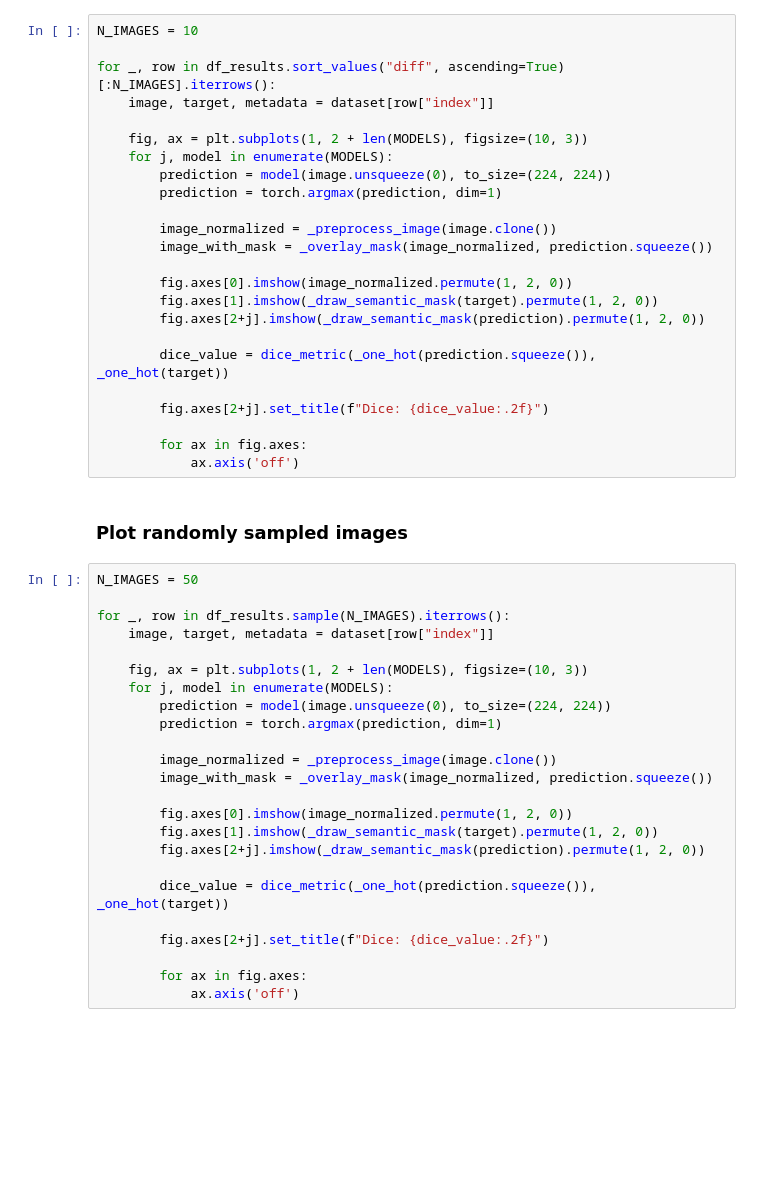
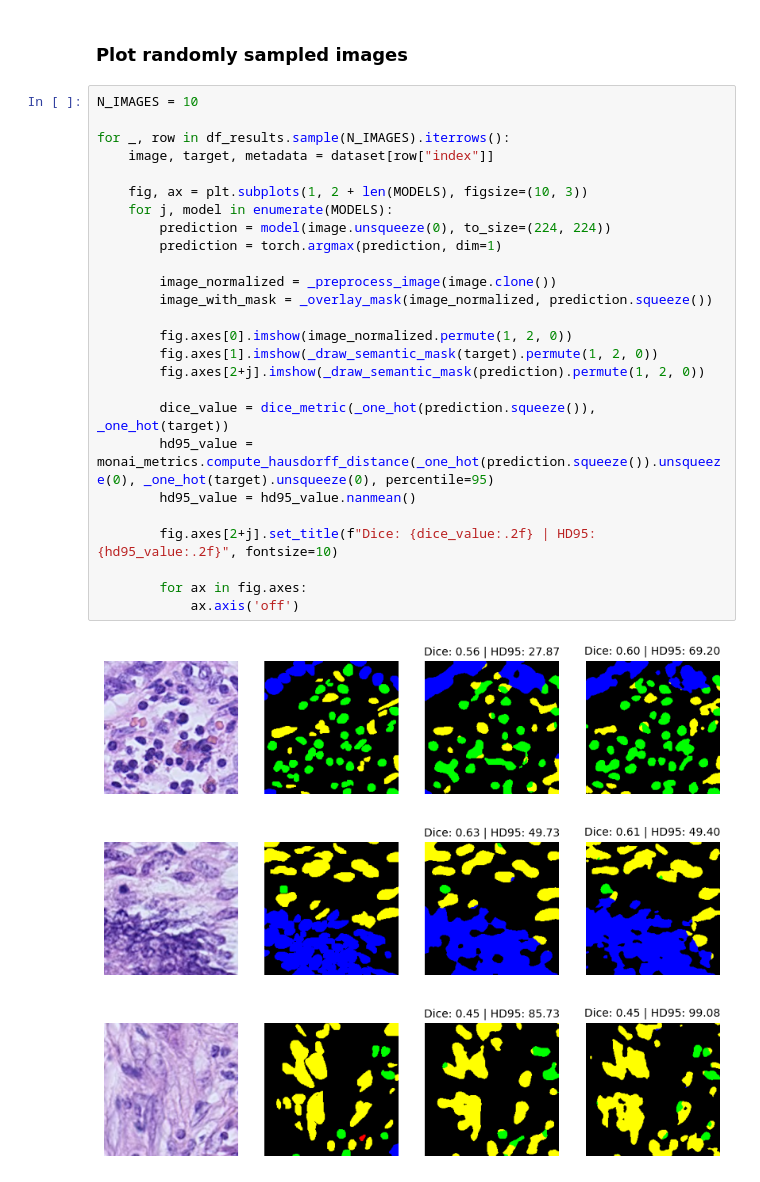
Before and after one commit to kaiko-ai/eva, a Jupyter notebook: scripts/notebooks/metrics_analysis.ipynb, the cells around one changed output. Cells and saved outputs as stored; diff of their text form; blank space fills up the shorter version.

```diff
--- a/scripts/notebooks/metrics_analysis.ipynb
+++ b/scripts/notebooks/metrics_analysis.ipynb
@@ -185,50 +265,32 @@ for _, row in df_results.sort_values("diff", ascending=False)[:N_IMAGES].iterrow
-# %%
-N_IMAGES = 10
-
-for _, row in df_results.sort_values("diff", ascending=True)[:N_IMAGES].iterrows():
-    image, target, metadata = dataset[row["index"]]
-
-    fig, ax = plt.subplots(1, 2 + len(MODELS), figsize=(10, 3))
-    for j, model in enumerate(MODELS):
-        prediction = model(image.unsqueeze(0), to_size=(224, 224))
-        prediction = torch.argmax(prediction, dim=1)
-
-        image_normalized = _preprocess_image(image.clone())
-        image_with_mask = _overlay_mask(image_normalized, prediction.squeeze())
-
-        fig.axes[0].imshow(image_normalized.permute(1, 2, 0))
-        fig.axes[1].imshow(_draw_semantic_mask(target).permute(1, 2, 0))
-        fig.axes[2+j].imshow(_draw_semantic_mask(prediction).permute(1, 2, 0))
-
-        dice_value = dice_metric(_one_hot(prediction.squeeze()), _one_hot(target))
-
-        fig.axes[2+j].set_title(f"Dice: {dice_value:.2f}")
-
-        for ax in fig.axes:
-            ax.axis('off')
 # %% [markdown]
 ### Plot randomly sampled images
 # %%
-N_IMAGES = 50
+N_IMAGES = 10
 
 for _, row in df_results.sample(N_IMAGES).iterrows():
     image, target, metadata = dataset[row["index"]]
 
     fig, ax = plt.subplots(1, 2 + len(MODELS), figsize=(10, 3))
     for j, model in enumerate(MODELS):
         prediction = model(image.unsqueeze(0), to_size=(224, 224))
         prediction = torch.argmax(prediction, dim=1)
 
         image_normalized = _preprocess_image(image.clone())
         image_with_mask = _overlay_mask(image_normalized, prediction.squeeze())
 
         fig.axes[0].imshow(image_normalized.permute(1, 2, 0))
         fig.axes[1].imshow(_draw_semantic_mask(target).permute(1, 2, 0))
         fig.axes[2+j].imshow(_draw_semantic_mask(prediction).permute(1, 2, 0))
 
         dice_value = dice_metric(_one_hot(prediction.squeeze()), _one_hot(target))
+        hd95_value = monai_metrics.compute_hausdorff_distance(_one_hot(prediction.squeeze()).unsqueeze(0), _one_hot(target).unsqueeze(0), percentile=95)
+        hd95_value = hd95_value.nanmean()
 
-        fig.axes[2+j].set_title(f"Dice: {dice_value:.2f}")
+        fig.axes[2+j].set_title(f"Dice: {dice_value:.2f} | HD95: {hd95_value:.2f}", fontsize=10)
 
         for ax in fig.axes:
             ax.axis('off')
+# %% [output]
+[figure, added]
+[figure, added]
+[figure, added]
```
Also changed, not shown: parts of 17 cells of this notebook.
